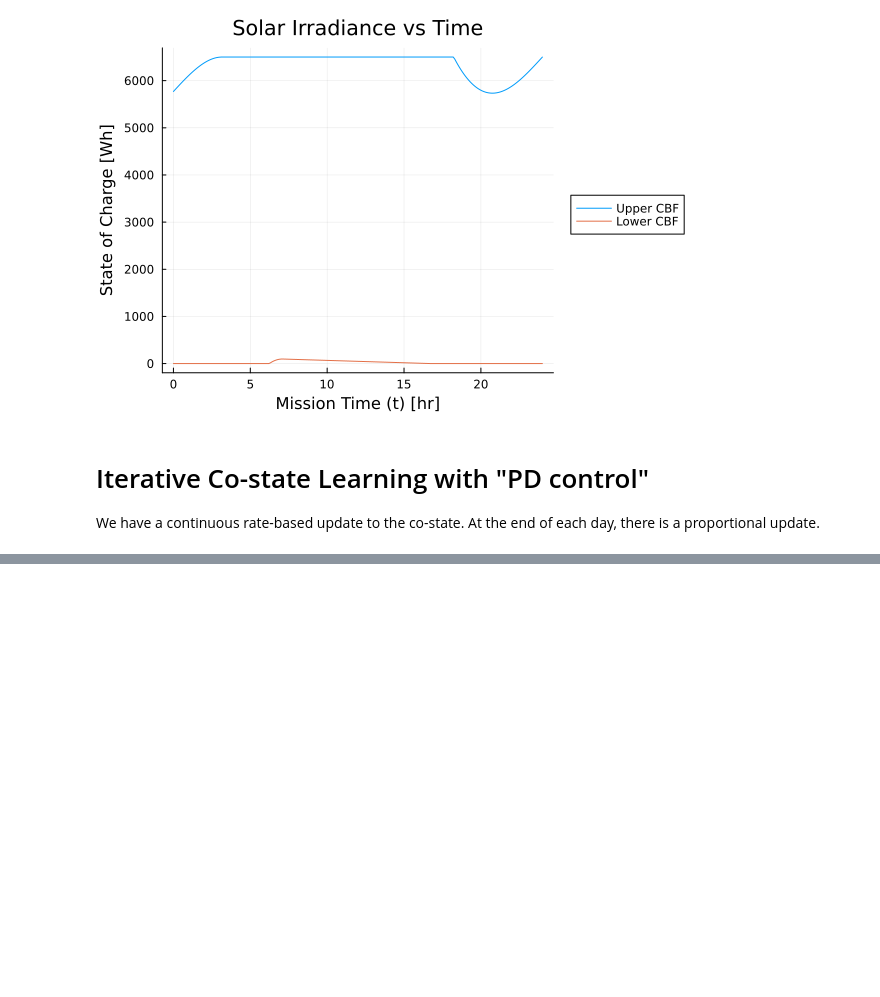
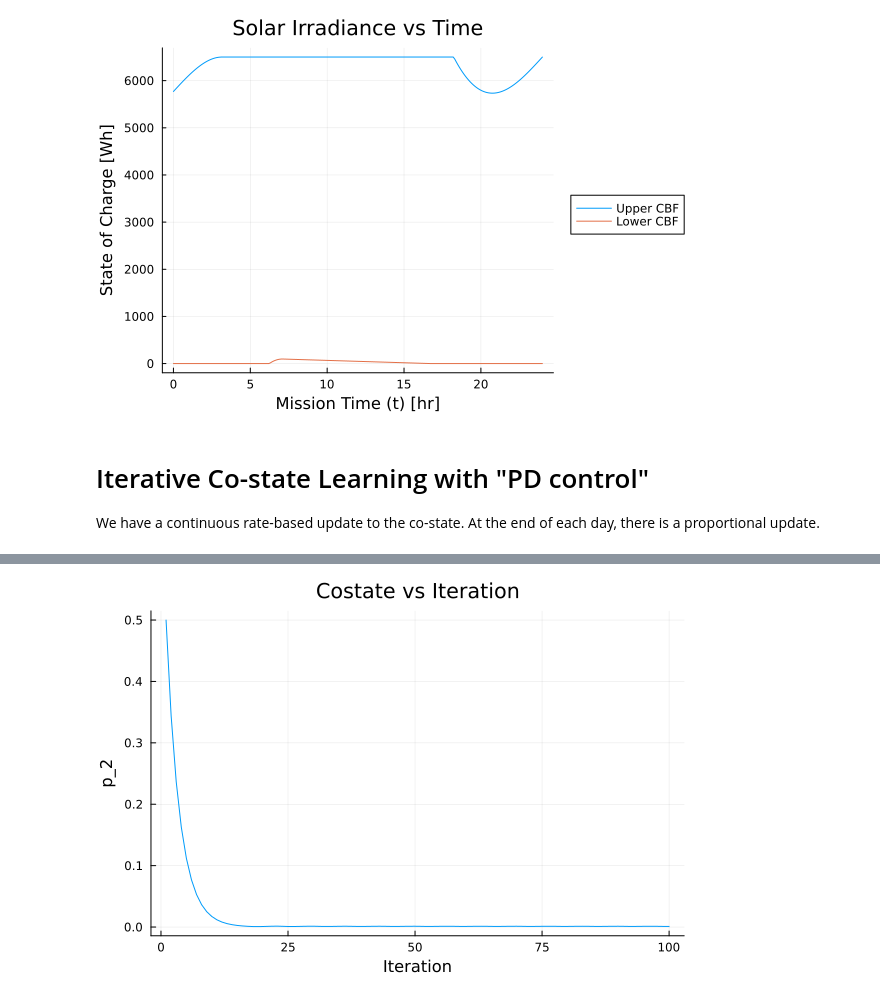
Before and after one commit to kmgovind/characterizing-ive, a Jupyter notebook: groundhog_learning.ipynb, the cells around one changed output, grey strips where cells are left out. Saved outputs shown, nothing was run; the diff lists cells and outputs as text; code cells hidden in the pictures; blank space fills up the shorter version.

```diff
--- a/groundhog_learning.ipynb
+++ b/groundhog_learning.ipynb
@@ -325,0 +311,11 @@ plot!(legend=:outerright)
+# %%
+# Plot co-state value over time
+plot(1:1:num_iters, p_list);
+# ylims!(0, boat.v_max);
+xlabel!("Iteration");
+ylabel!("p_2");
+title!("Costate vs Iteration");
+plot!(legend=:false)
+# savefig("costate_v_iteration: $(k_d).png")
+# %% [output]
+[figure, added]
```
Also changed, not shown: parts of 7 cells of this notebook, 1 other file.
